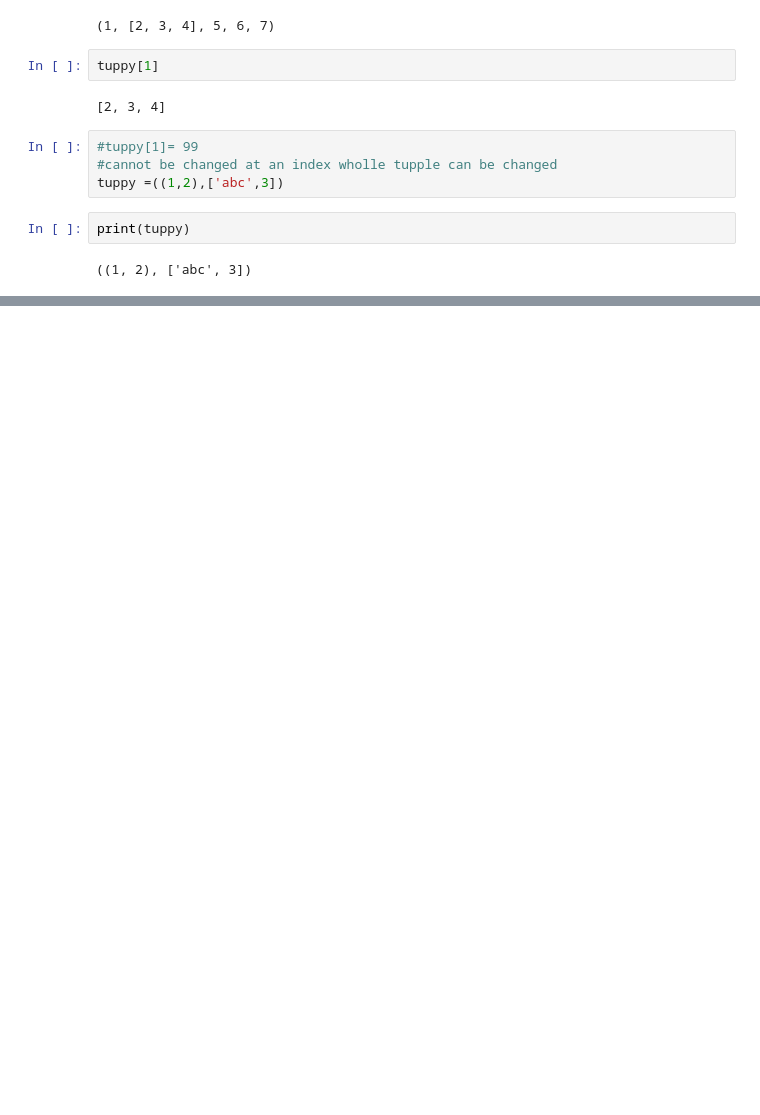
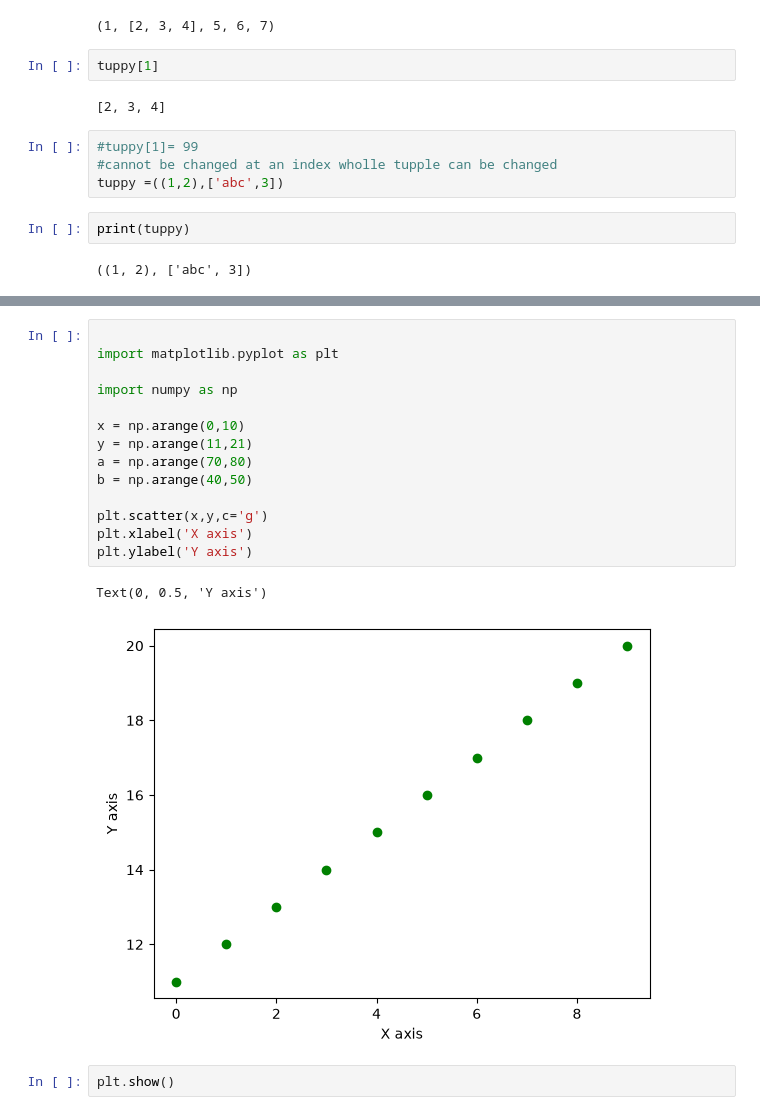
Before and after one commit to rajsagar30032/ml-prep-2026, a Jupyter notebook: phase1/week-1.ipynb, the cells around one changed output, grey strips where cells are left out. Saved outputs shown, nothing was run; the diff lists cells and outputs as text; blank space fills up the shorter version.

```diff
--- a/phase1/week-1.ipynb
+++ b/phase1/week-1.ipynb
@@ -118,0 +441,19 @@ print(tuppy)
+# %%
+
+import matplotlib.pyplot as plt
+
+import numpy as np
+
+x = np.arange(0,10)
+y = np.arange(11,21)
+a = np.arange(70,80)
+b = np.arange(40,50)
+
+plt.scatter(x,y,c='g')
+plt.xlabel('X axis')
+plt.ylabel('Y axis')
+# %% [output]
+Text(0, 0.5, 'Y axis')
+[figure, added]
+# %%
+plt.show()
```
Also changed, not shown: parts of 38 cells of this notebook, 4 other files.
